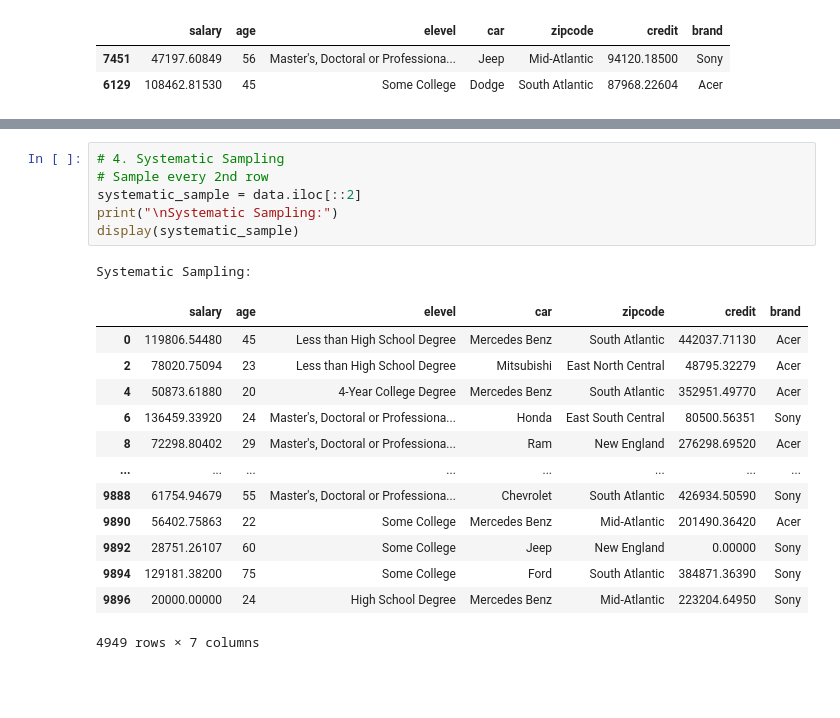
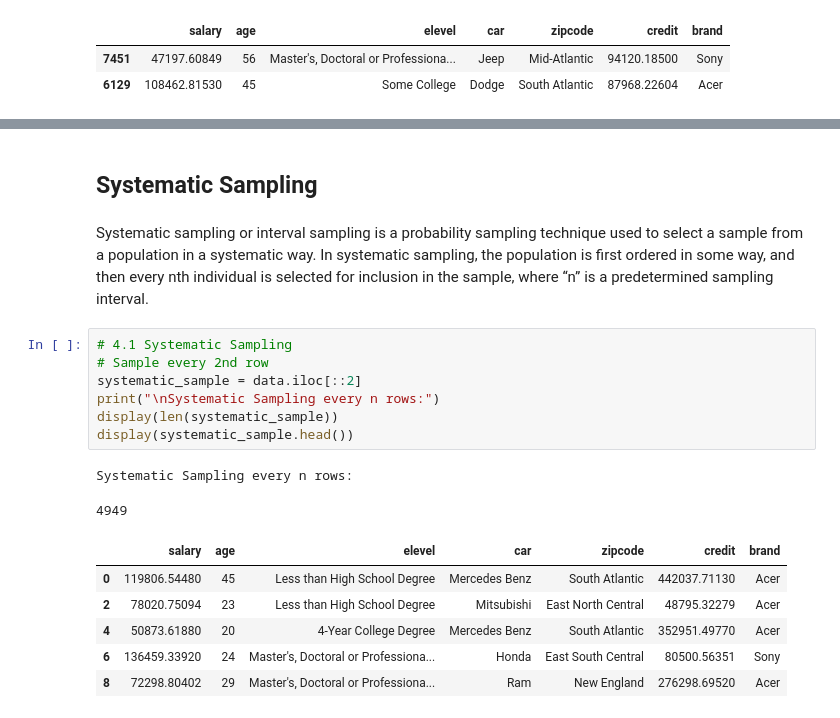
Before and after one commit to GuillermoMaresGalindo/Portafolio-Projects-Guillermo-Mares-Galindo, a Jupyter notebook: 7_Sampling/Sampling.ipynb, the cells around one changed output, grey strips where cells are left out. Drawn from its saved outputs; the diff is of its cells as text; blank space fills up the shorter version.

Commit message:
sampling examples

```diff
--- a/7_Sampling/Examples.ipynb
+++ b/7_Sampling/Sampling.ipynb
@@ -119,21 +178,20 @@ Cluster Sampling:
+# %% [markdown]
+## Systematic Sampling
+# %% [markdown]
+Systematic sampling or interval sampling is a probability sampling technique used to select a sample from a population in a systematic way. In systematic sampling, the population is first ordered in some way, and then every nth individual is selected for inclusion in the sample, where “n” is a predetermined sampling interval.
 # %%
-# 4. Systematic Sampling
+# 4.1 Systematic Sampling
 # Sample every 2nd row
 systematic_sample = data.iloc[::2]
-print("\nSystematic Sampling:")
-display(systematic_sample)
+print("\nSystematic Sampling every n rows:")
+display(len(systematic_sample))
+display(systematic_sample.head())
 # %% [output]
-Systematic Sampling:
+Systematic Sampling every n rows:
+4949
 |  | salary | age | elevel | car | zipcode | credit | brand |
 | 0 | 119806.54480 | 45 | Less than High School Degree | Mercedes Benz | South Atlantic | 442037.71130 | Acer |
 | 2 | 78020.75094 | 23 | Less than High School Degree | Mitsubishi | East North Central | 48795.32279 | Acer |
 | 4 | 50873.61880 | 20 | 4-Year College Degree | Mercedes Benz | South Atlantic | 352951.49770 | Acer |
 | 6 | 136459.33920 | 24 | Master's, Doctoral or Professiona... | Honda | East South Central | 80500.56351 | Sony |
 | 8 | 72298.80402 | 29 | Master's, Doctoral or Professiona... | Ram | New England | 276298.69520 | Acer |
-| ... | ... | ... | ... | ... | ... | ... | ... |
-| 9888 | 61754.94679 | 55 | Master's, Doctoral or Professiona... | Chevrolet | South Atlantic | 426934.50590 | Sony |
-| 9890 | 56402.75863 | 22 | Some College | Mercedes Benz | Mid-Atlantic | 201490.36420 | Acer |
-| 9892 | 28751.26107 | 60 | Some College | Jeep | New England | 0.00000 | Sony |
-| 9894 | 129181.38200 | 75 | Some College | Ford | South Atlantic | 384871.36390 | Sony |
-| 9896 | 20000.00000 | 24 | High School Degree | Mercedes Benz | Mid-Atlantic | 223204.64950 | Sony |
-4949 rows × 7 columns
```
Also changed, not shown: parts of 11 cells of this notebook.
